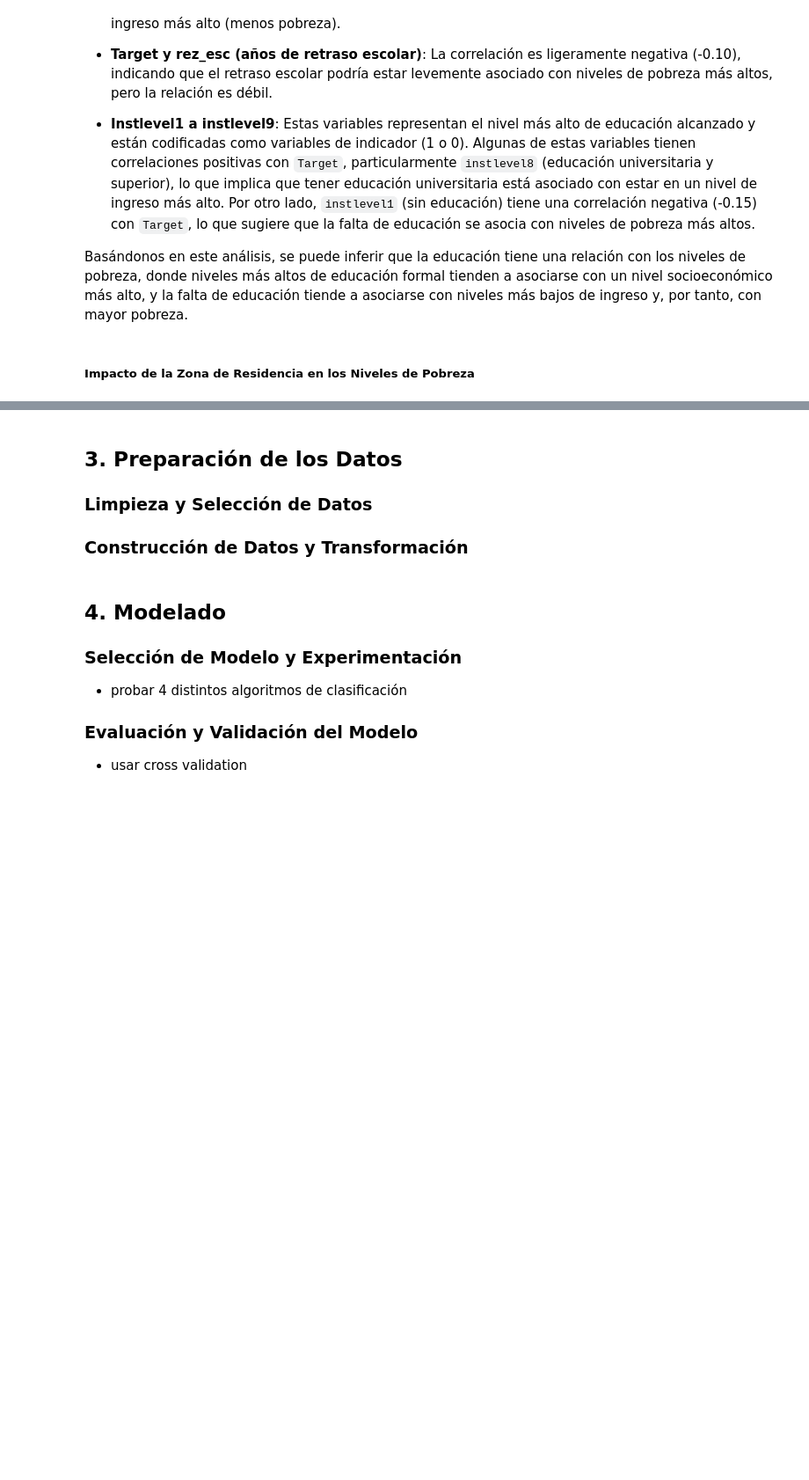
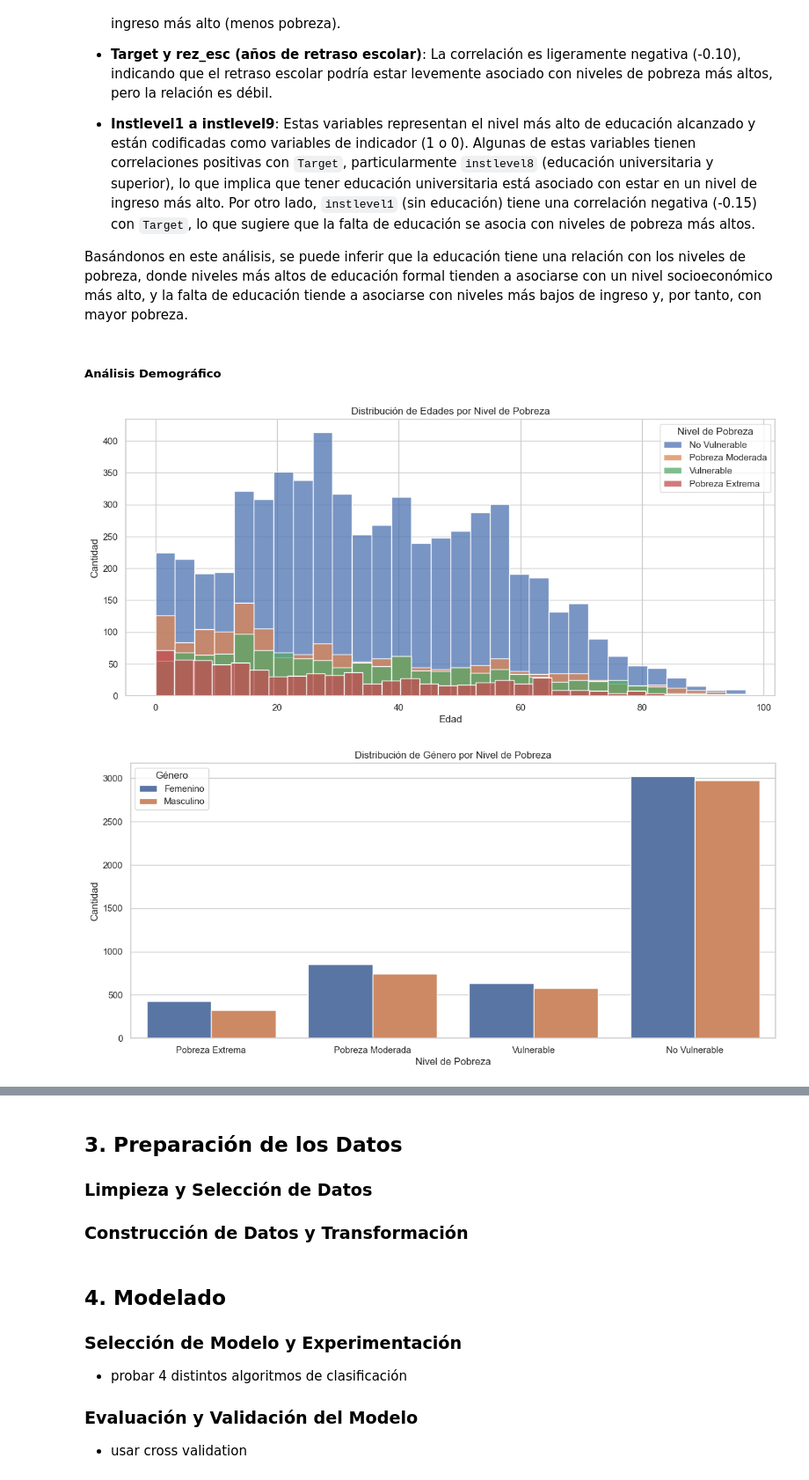
Before and after one commit to hart-venus/proyecto_ia, a Jupyter notebook: main.ipynb, the cells around one changed output, grey strips where cells are left out. Shown at 88% size. Saved outputs shown, nothing was run; the diff lists cells and outputs as text; code cells hidden in the pictures; blank space fills up the shorter version.

```diff
--- a/main.ipynb
+++ b/main.ipynb
@@ -725,5 +728,75 @@ plt.show()
 - **Instlevel1 a instlevel9**: Estas variables representan el nivel más alto de educación alcanzado y están codificadas como variables de indicador (1 o 0). Algunas de estas variables tienen correlaciones positivas con `Target`, particularmente `instlevel8` (educación universitaria y superior), lo que implica que tener educación universitaria está asociado con estar en un nivel de ingreso más alto. Por otro lado, `instlevel1` (sin educación) tiene una correlación negativa (-0.15) con `Target`, lo que sugiere que la falta de educación se asocia con niveles de pobreza más altos.
 
 Basándonos en este análisis, se puede inferir que la educación tiene una relación con los niveles de pobreza, donde niveles más altos de educación formal tienden a asociarse con un nivel socioeconómico más alto, y la falta de educación tiende a asociarse con niveles más bajos de ingreso y, por tanto, con mayor pobreza.
-# %% [markdown]
-##### Impacto de la Zona de Residencia en los Niveles de Pobreza
+# %% [markdown]
+##### Análisis Demográfico
+# %%
+# hidden_cell
+
+# Carga tu conjunto de datos
+train = pd.read_csv("./Dataset/train.csv")
+
+# Definimos un conjunto personalizado de colores
+custom_colors = ["#d95f02", "#1b9e77", "#7570b3", "#e7298a"]
+sns.set_palette(custom_colors)
+
+# Mapeo de Target a nombres de estados de pobreza
+target_mapping = {
+    1: 'Pobreza Extrema',
+    2: 'Pobreza Moderada',
+    3: 'Vulnerable',
+    4: 'No Vulnerable'
+}
+train['Target'] = train['Target'].map(target_mapping)
+
+# Configuración de estilo de gráficos
+sns.set(style="whitegrid")
+
+# Histograma de distribución de edades por nivel de pobreza
+plt.figure(figsize=(14, 6))
+for level in train['Target'].unique():
+    subset = train[train['Target'] == level]
+    sns.histplot(subset['age'], label=level, kde=False, bins=30, stat="count")
+plt.title('Distribución de Edades por Nivel de Pobreza')
+plt.xlabel('Edad')
+plt.ylabel('Cantidad')
+plt.legend(title='Nivel de Pobreza')
+plt.show()
+
+# Relación entre género y pobreza
+plt.figure(figsize=(14, 6))
+sns.countplot(x='Target', hue='male', data=train, order=target_mapping.values())
+plt.title('Distribución de Género por Nivel de Pobreza')
+plt.xlabel('Nivel de Pobreza')
+plt.ylabel('Cantidad')
+plt.legend(title='Género', labels=['Femenino', 'Masculino'])
+plt.show()
+
+# Composición de los hogares por nivel de pobreza
+fig, axes = plt.subplots(3, 1, figsize=(14, 18))
+sns.barplot(x='Target', y='hogar_nin', data=train, ax=axes[0], order=target_mapping.values())
+axes[0].set_title('Cantidad de Niños por Nivel de Pobreza')
+axes[0].set_xlabel('Nivel de Pobreza')
+axes[0].set_ylabel('Cantidad')
+
+sns.barplot(x='Target', y='hogar_adul', data=train, ax=axes[1], order=target_mapping.values())
+axes[1].set_title('Cantidad de Adultos por Nivel de Pobreza')
+axes[1].set_xlabel('Nivel de Pobreza')
+axes[1].set_ylabel('Cantidad')
+
+sns.barplot(x='Target', y='hogar_mayor', data=train, ax=axes[2], order=target_mapping.values())
+axes[2].set_title('Cantidad de Personas Mayores por Nivel de Pobreza')
+axes[2].set_xlabel('Nivel de Pobreza')
+axes[2].set_ylabel('Cantidad')
+
+# Añadiendo las anotaciones de cantidad en cada barra
+for ax in axes:
+    for p in ax.patches:
+        ax.annotate(f'{int(p.get_height())}', (p.get_x() + p.get_width() / 2., p.get_height()),
+                    ha = 'center', va = 'center', xytext = (0, 10), textcoords = 'offset points')
+
+plt.tight_layout()
+plt.show()
+# %% [output]
+[figure, added]
+[figure, added]
```
Also changed, not shown: parts of 10 cells of this notebook.
